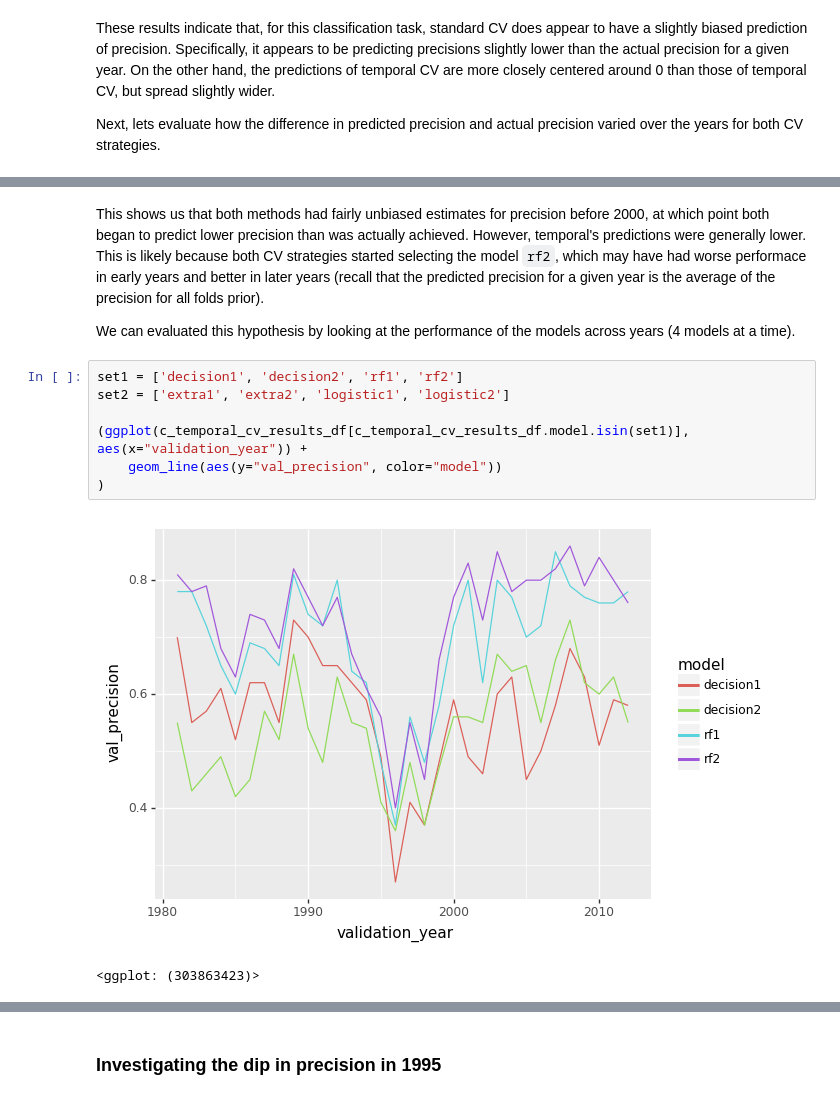
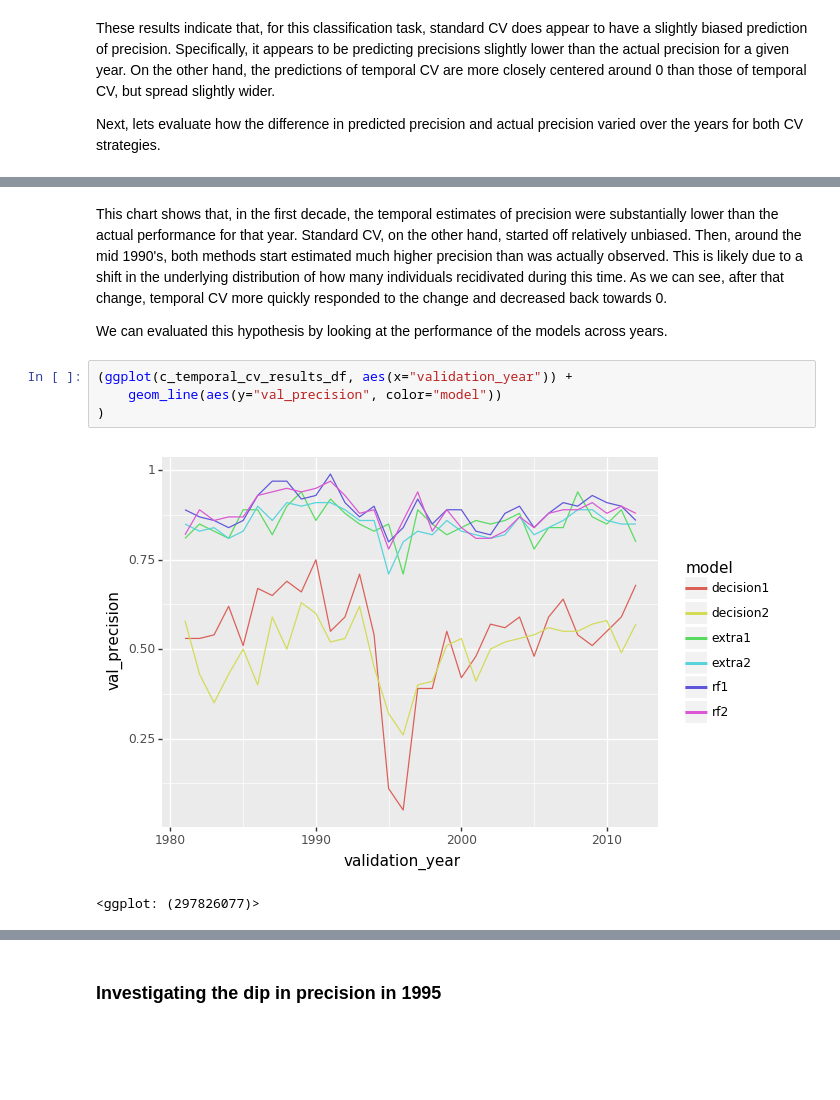
Before and after one commit to dssg/hitchhikers-guide, a Jupyter notebook: curriculum/3_modeling_and_machine_learning/machine-learning/CV_methods_comparison.ipynb, the cells around one changed output, grey strips where cells are left out. Drawn from its saved outputs; the diff is of its cells as text; blank space fills up the shorter version.

Commit message:
remade the graphs and interpretations

```diff
--- a/curriculum/3_modeling_and_machine_learning/machine-learning/CV_methods_comparison.ipynb
+++ b/curriculum/3_modeling_and_machine_learning/machine-learning/CV_methods_comparison.ipynb
@@ -1077,14 +1076,11 @@ Next, lets evaluate how the difference in predicted precision and actual precisi
-# %% [markdown]
-This shows us that both methods had fairly unbiased estimates for precision before 2000, at which point both began to predict lower precision than was actually achieved. However, temporal's predictions were generally lower. This is likely because both CV strategies started selecting the model `rf2`, which may have had worse performace in early years and better in later years (recall that the predicted precision for a given year is the average of the precision for all folds prior).
-
-We can evaluated this hypothesis by looking at the performance of the models across years (4 models at a time).
+# %% [markdown]
+This chart shows that, in the first decade, the temporal estimates of precision were substantially lower than the actual performance for that year. Standard CV, on the other hand, started off relatively unbiased. Then, around the mid 1990's, both methods start estimated much higher precision than was actually observed. This is likely due to a shift in the underlying distribution of how many individuals recidivated during this time. As we can see, after that change, temporal CV more quickly responded to the change and decreased back towards 0.
+
+We can evaluated this hypothesis by looking at the performance of the models across years.
 # %%
-set1 = ['decision1', 'decision2', 'rf1', 'rf2']
-set2 = ['extra1', 'extra2', 'logistic1', 'logistic2']
-
-(ggplot(c_temporal_cv_results_df[c_temporal_cv_results_df.model.isin(set1)], aes(x="validation_year")) +
+(ggplot(c_temporal_cv_results_df, aes(x="validation_year")) +
     geom_line(aes(y="val_precision", color="model"))
 )
 # %% [output]
-[figure, old version]
+[figure, new version]
-<ggplot: (303863423)>
+<ggplot: (297826077)>
```
Also changed, not shown: parts of 34 cells of this notebook, 2 other files.
